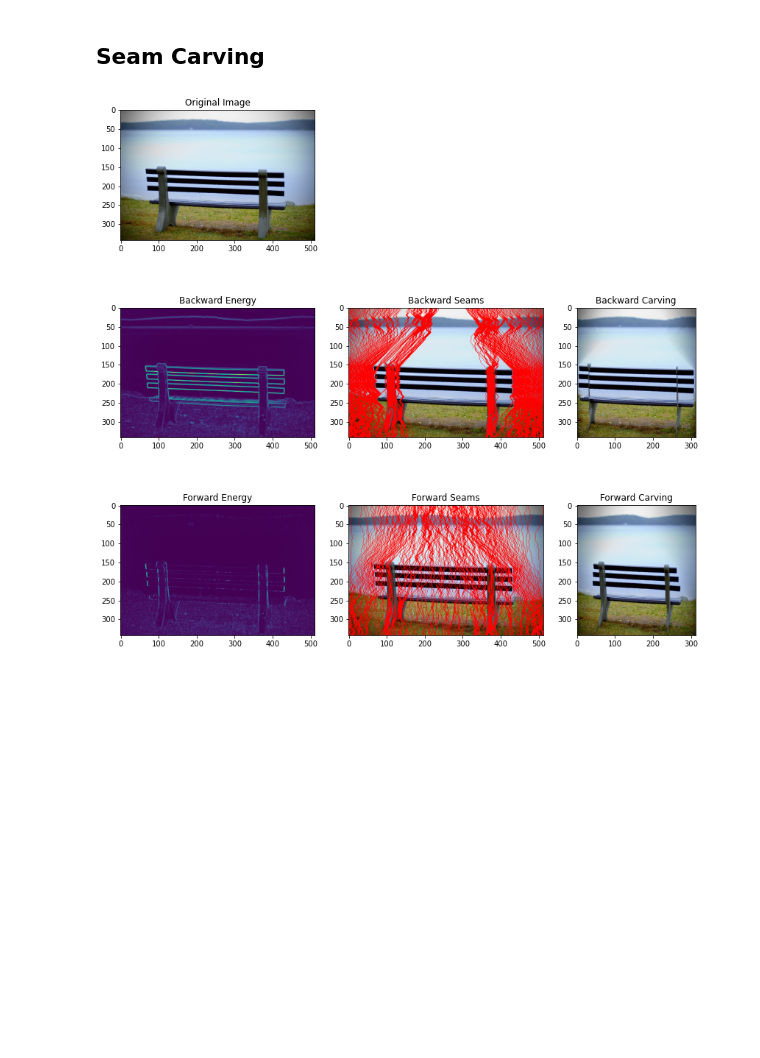
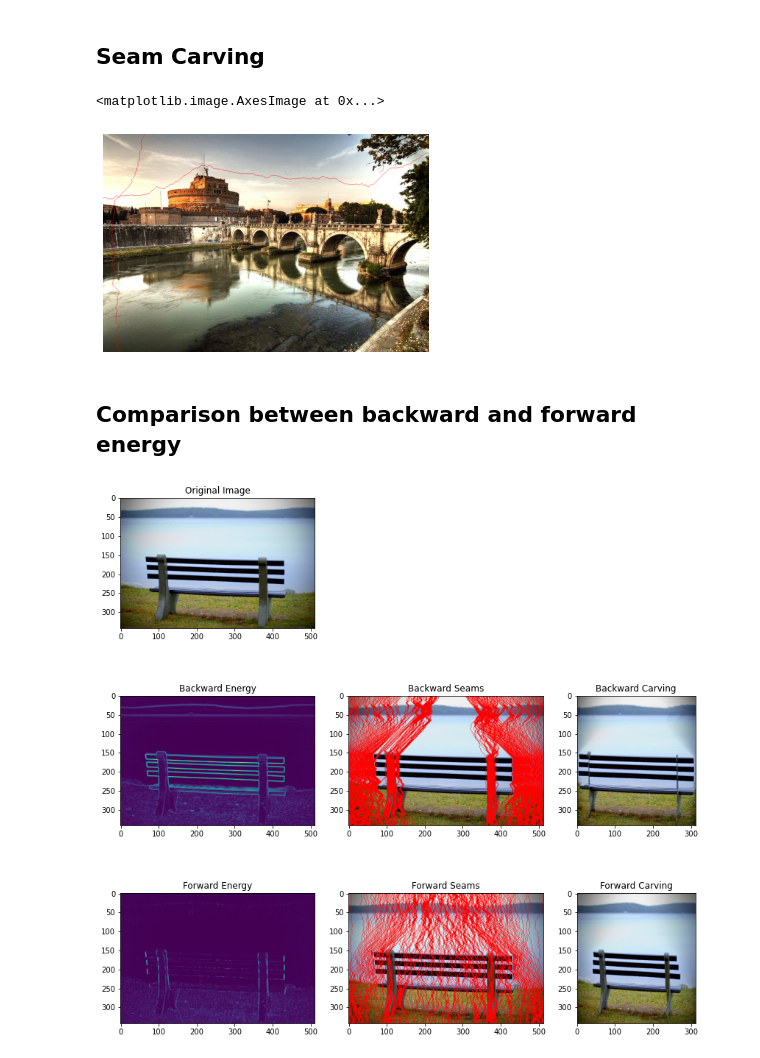
Before and after one commit to ouyhlan/Seam-Carving, a Jupyter notebook: Seam Carving.ipynb, the cells around one changed output. Saved outputs shown, nothing was run; the diff lists cells and outputs as text; code cells hidden in the pictures; blank space fills up the shorter version.

```diff
--- a/Seam Carving.ipynb
+++ b/Seam Carving.ipynb
@@ -126,11 +126,10 @@ def seam_carving(img, f, r, directional):
     if directional == 1:
         img = np.rot90(img, 1, (0,1))
         n, m, _ = img.shape
-        mapping_function = np.array([[[i, j] for j in range(n)] for i in range(m)], dtype=np.int)
     else:
         n, m, _ = img.shape
-        mapping_function = np.array([[[i, j] for j in range(m)] for i in range(n)], dtype=np.int)
 
+    mapping_function = np.array([[[i, j] for j in range(m)] for i in range(n)], dtype=np.int)
     mask = np.ones((n, m), dtype=np.bool)
 
     for i in range(r):
@@ -150,6 +149,17 @@ def seam_carving(img, f, r, directional):
         seam_img = np.rot90(seam_img, 3, (0,1))
         res_img = np.rot90(res_img, 3, (0,1))
     return seam_img, res_img
+# %%
+setangle = imread("images/SetAngle.jpg")
+seam_img, carved_img = seam_carving(setangle, forward_energy, 1, 0)
+seam_img, carved_img = seam_carving(seam_img, forward_energy, 1, 1)
+plt.axis('off')
+plt.imshow(seam_img)
+# %% [output]
+<matplotlib.image.AxesImage at 0x...>
+[figure, added]
+# %% [markdown]
+## Comparison between backward and forward energy
 # %%
 def compare_energy(img, n, filename):
     """
```
Also changed, not shown: 3 other files.
